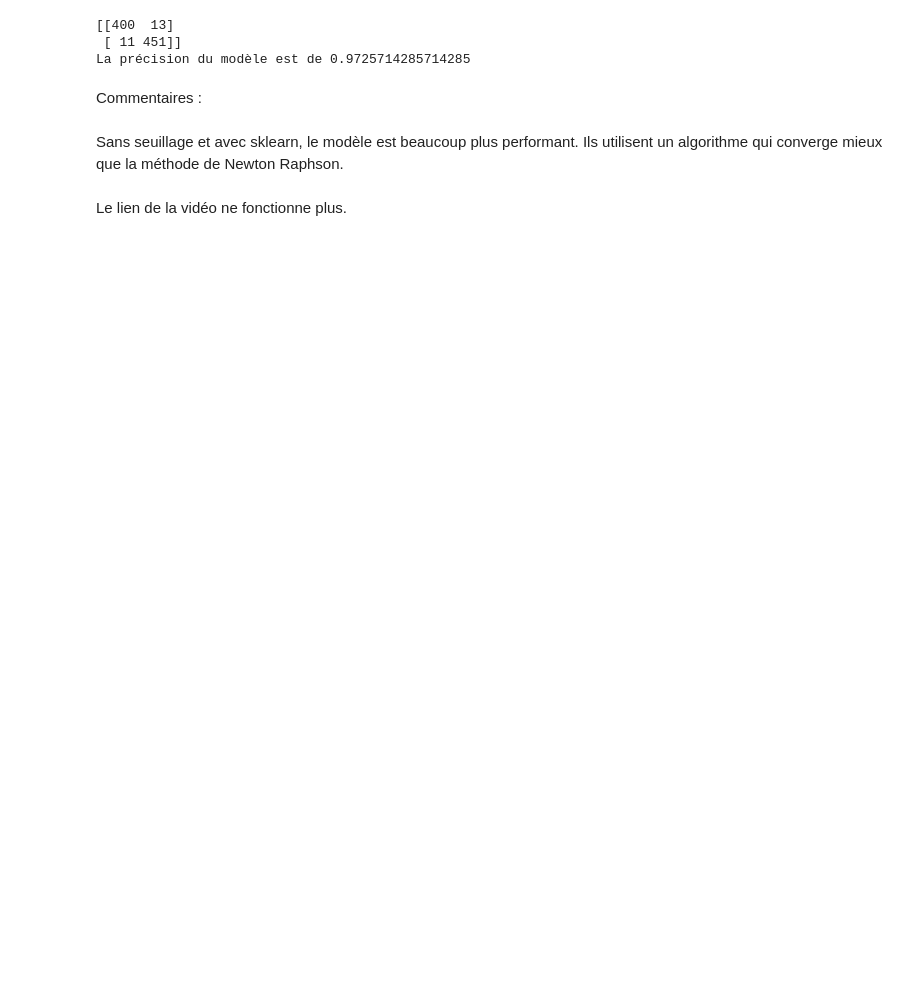
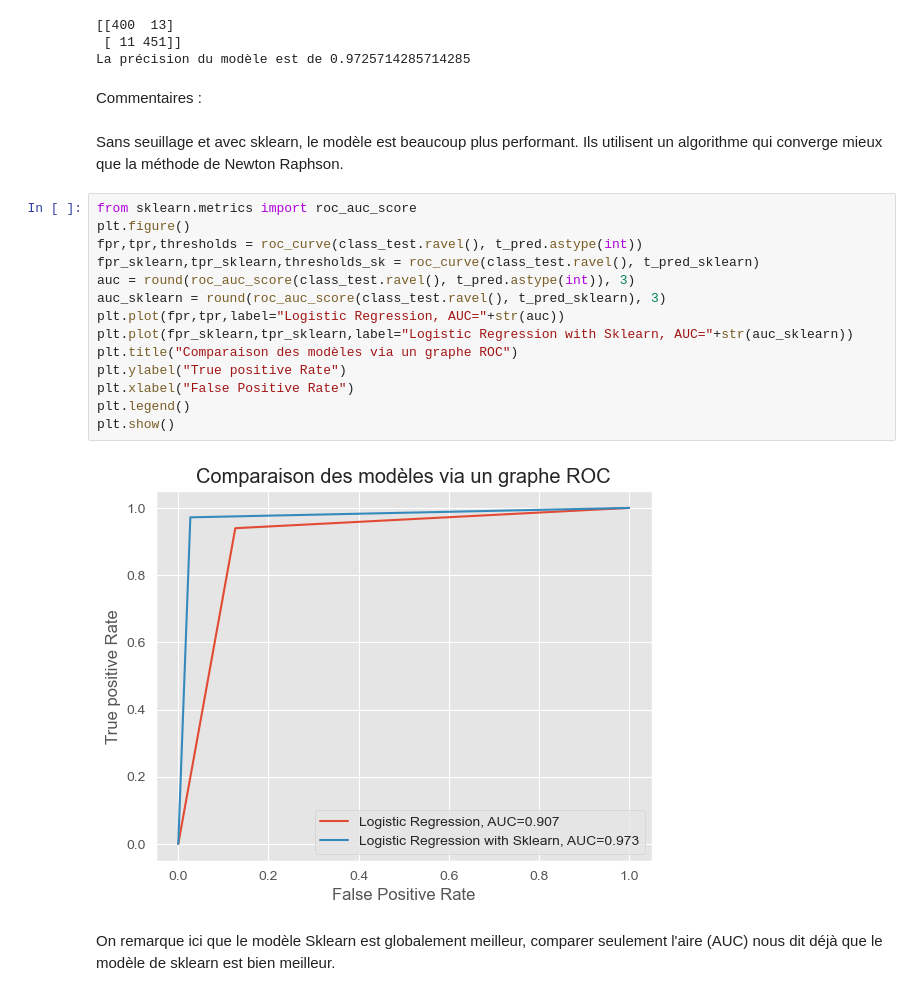
Before and after one commit to VictorCilleros/ML, a Jupyter notebook: TP3_archive/TP3_logistic_regression.ipynb, the cells around one changed output. Saved outputs shown, nothing was run; the diff lists cells and outputs as text; blank space fills up the shorter version.

```diff
--- a/TP3_archive/TP3_logistic_regression.ipynb
+++ b/TP3_archive/TP3_logistic_regression.ipynb
@@ -743,5 +761,21 @@ La précision du modèle est de 0.9725714285714285
 Commentaires :
 # %% [markdown]
 Sans seuillage et avec sklearn, le modèle est beaucoup plus performant. Ils utilisent un algorithme qui converge mieux que la méthode de Newton Raphson.
-# %% [markdown]
-Le lien de la vidéo ne fonctionne plus.
+# %%
+from sklearn.metrics import roc_auc_score
+plt.figure()
+fpr,tpr,thresholds = roc_curve(class_test.ravel(), t_pred.astype(int))
+fpr_sklearn,tpr_sklearn,thresholds_sk = roc_curve(class_test.ravel(), t_pred_sklearn)
+auc = round(roc_auc_score(class_test.ravel(), t_pred.astype(int)), 3)
+auc_sklearn = round(roc_auc_score(class_test.ravel(), t_pred_sklearn), 3)
+plt.plot(fpr,tpr,label="Logistic Regression, AUC="+str(auc))
+plt.plot(fpr_sklearn,tpr_sklearn,label="Logistic Regression with Sklearn, AUC="+str(auc_sklearn))
+plt.title("Comparaison des modèles via un graphe ROC")
+plt.ylabel("True positive Rate")
+plt.xlabel("False Positive Rate")
+plt.legend()
+plt.show()
+# %% [output]
+[figure, added]
+# %% [markdown]
+On remarque ici que le modèle Sklearn est globalement meilleur, comparer seulement l'aire (AUC) nous dit déjà que le modèle de sklearn est bien meilleur.
```
Also changed, not shown: parts of 15 cells of this notebook.
